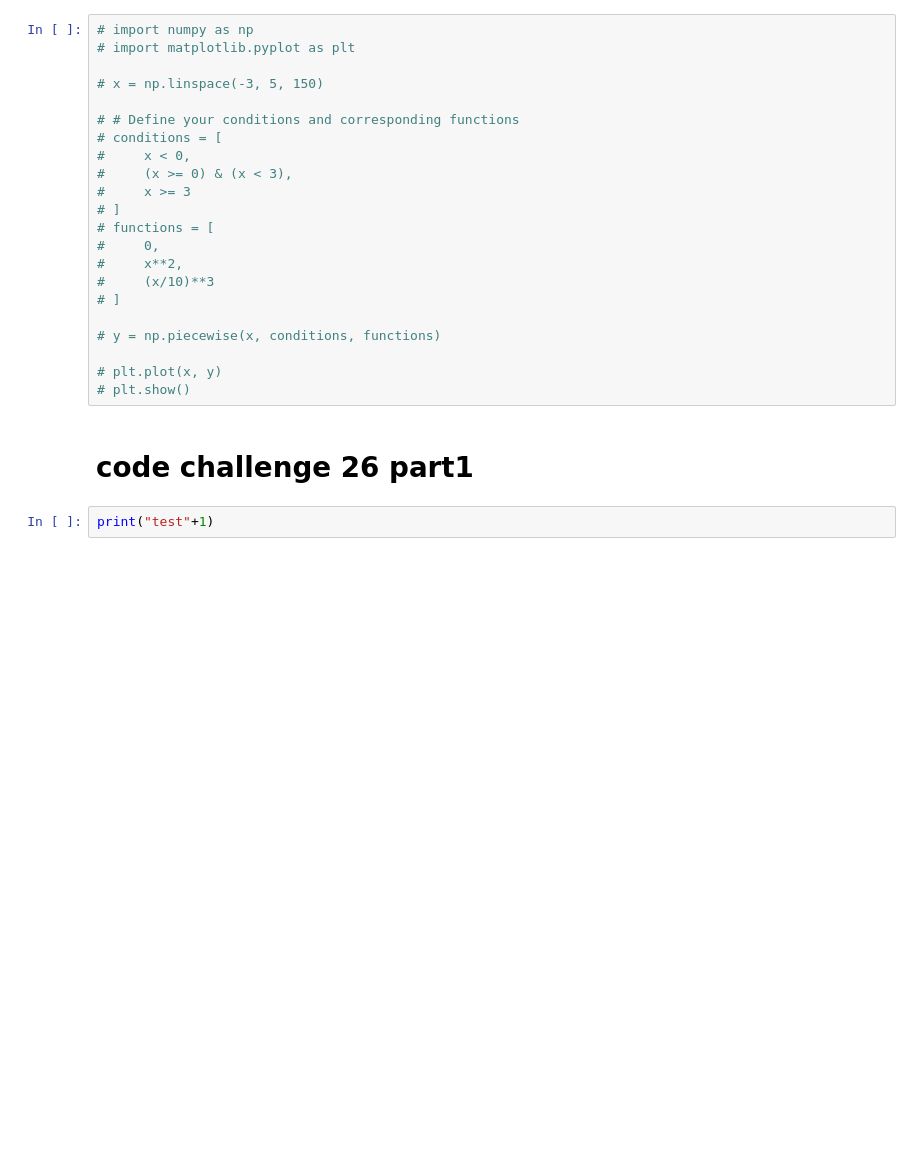
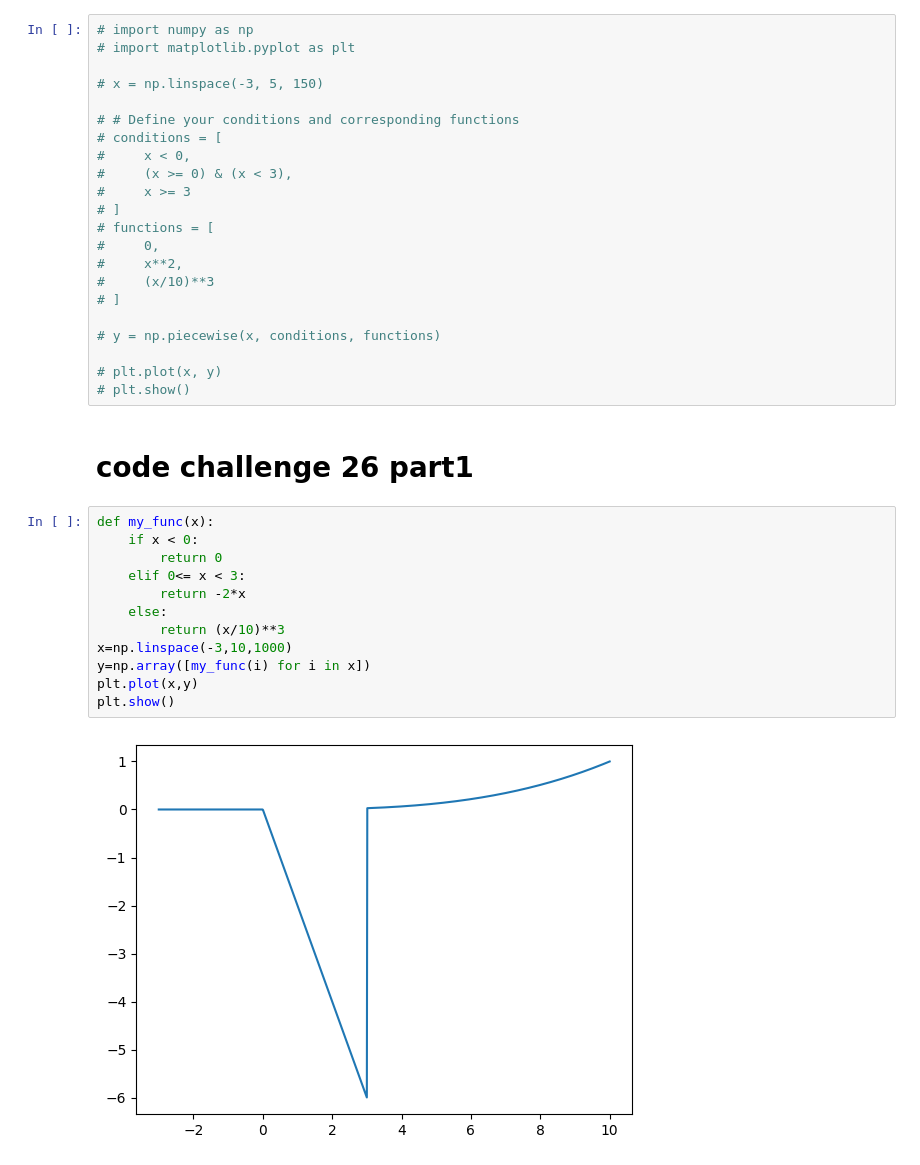
Before and after one commit to matansharon/Calculas, a Jupyter notebook: Section3.ipynb, the cells around one changed output. Cells and saved outputs as stored; diff of their text form; blank space fills up the shorter version.

```diff
--- a/Section3.ipynb
+++ b/Section3.ipynb
@@ -769,5 +769,17 @@ plt.show()
 # plt.show()
 # %% [markdown]
 <h1>code challenge 26 part1
-# %%
-print("test"+1)
+# %%
+def my_func(x):
+    if x < 0:
+        return 0
+    elif 0<= x < 3:
+        return -2*x
+    else:
+        return (x/10)**3
+x=np.linspace(-3,10,1000)
+y=np.array([my_func(i) for i in x])
+plt.plot(x,y)
+plt.show()
+# %% [output]
+[figure, added]
```
